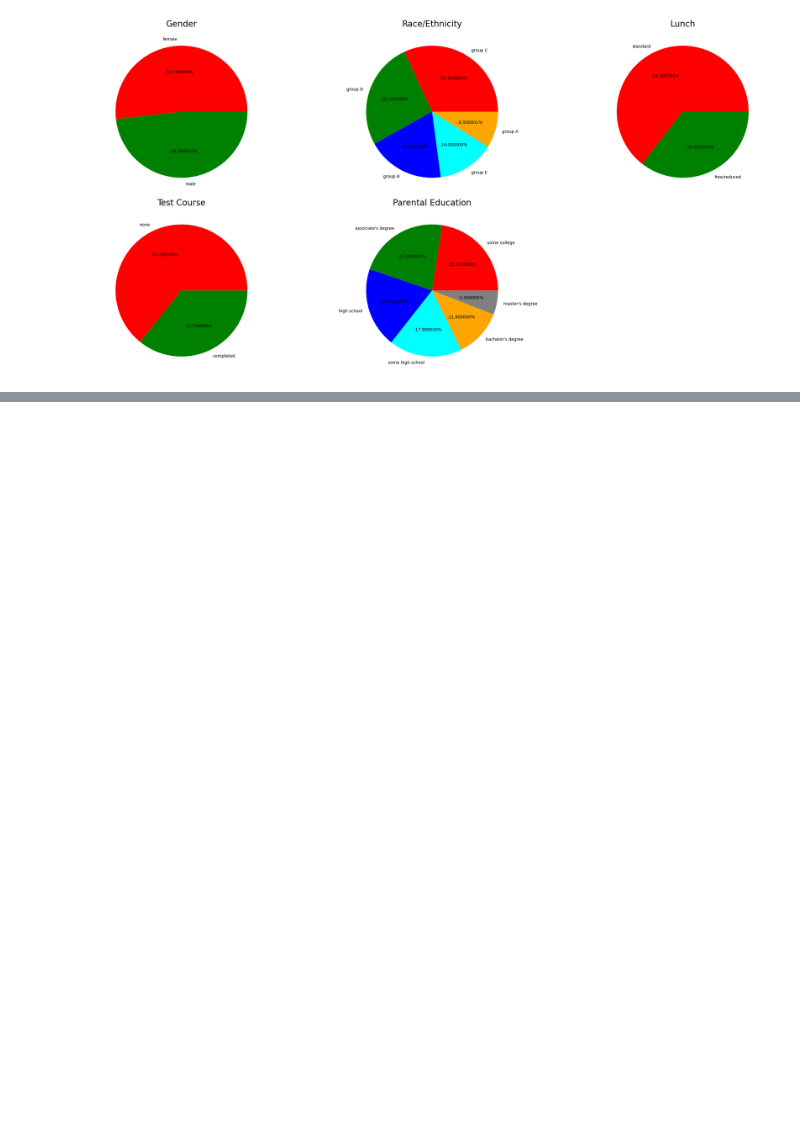
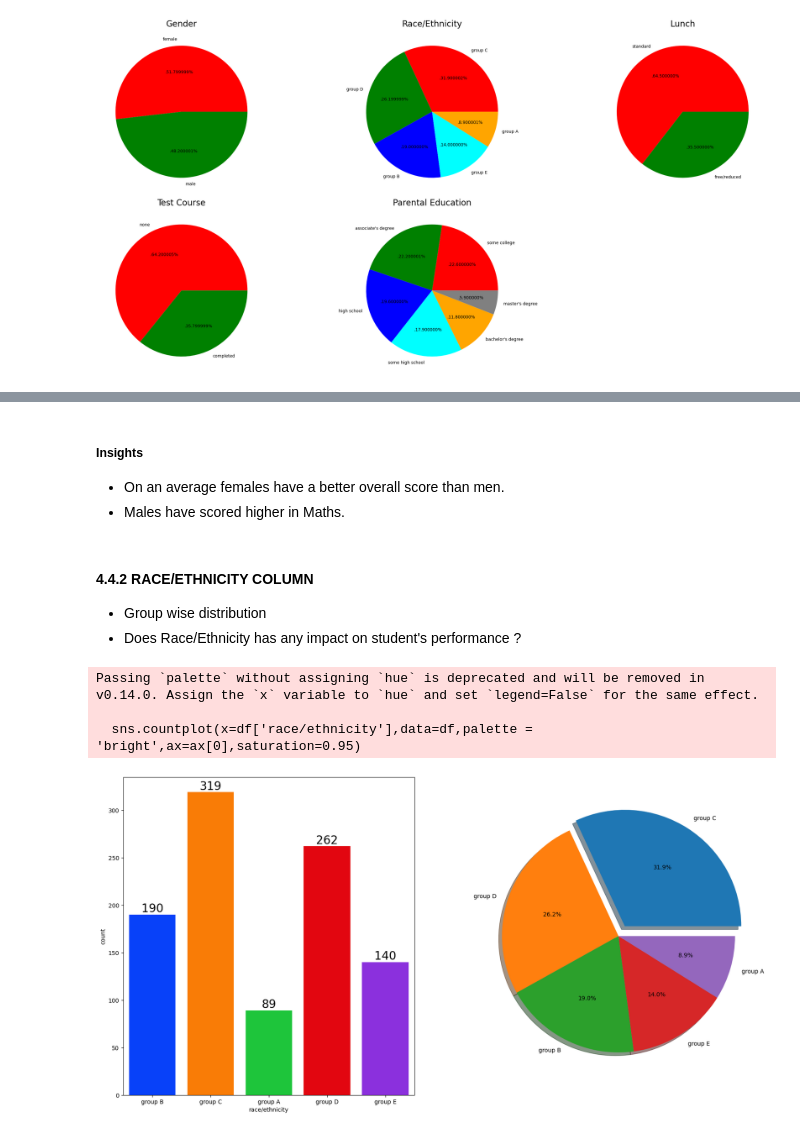
Before and after one commit to DwaipayanMistry/StudentsPerformance_DS-ML, a Jupyter notebook: notebook/EDA-Students-Performance.ipynb, the cells around one changed output, grey strips where cells are left out. Drawn from its saved outputs; the diff is of its cells as text; code cells hidden in the pictures; blank space fills up the shorter version.

```diff
--- a/notebook/EDA-Students-Performance.ipynb
+++ b/notebook/EDA-Students-Performance.ipynb
@@ -611,0 +664,21 @@ plt.show()
+# %% [markdown]
+##### Insights
+- On an average females have a better overall score than men.
+- Males have scored higher in Maths.
+# %% [markdown]
+#### 4.4.2 RACE/ETHNICITY COLUMN
+- Group wise distribution
+- Does Race/Ethnicity has any impact on student's performance ?
+# %%
+f,ax=plt.subplots(1,2,figsize=(20,10))
+sns.countplot(x=df['race/ethnicity'],data=df,palette = 'bright',ax=ax[0],saturation=0.95)
+for container in ax[0].containers:
+    ax[0].bar_label(container,color='black',size=20)
+
+plt.pie(x = df['race/ethnicity'].value_counts(),labels=df['race/ethnicity'].value_counts().index,explode=[0.1,0,0,0,0],autopct='%1.1f%%',shadow=True)
+plt.show()
+# %% [output]
+Passing `palette` without assigning `hue` is deprecated and will be removed in v0.14.0. Assign the `x` variable to `hue` and set `legend=False` for the same effect.
+
+  sns.countplot(x=df['race/ethnicity'],data=df,palette = 'bright',ax=ax[0],saturation=0.95)
+[figure, added]
```
Also changed, not shown: parts of 35 cells of this notebook.
